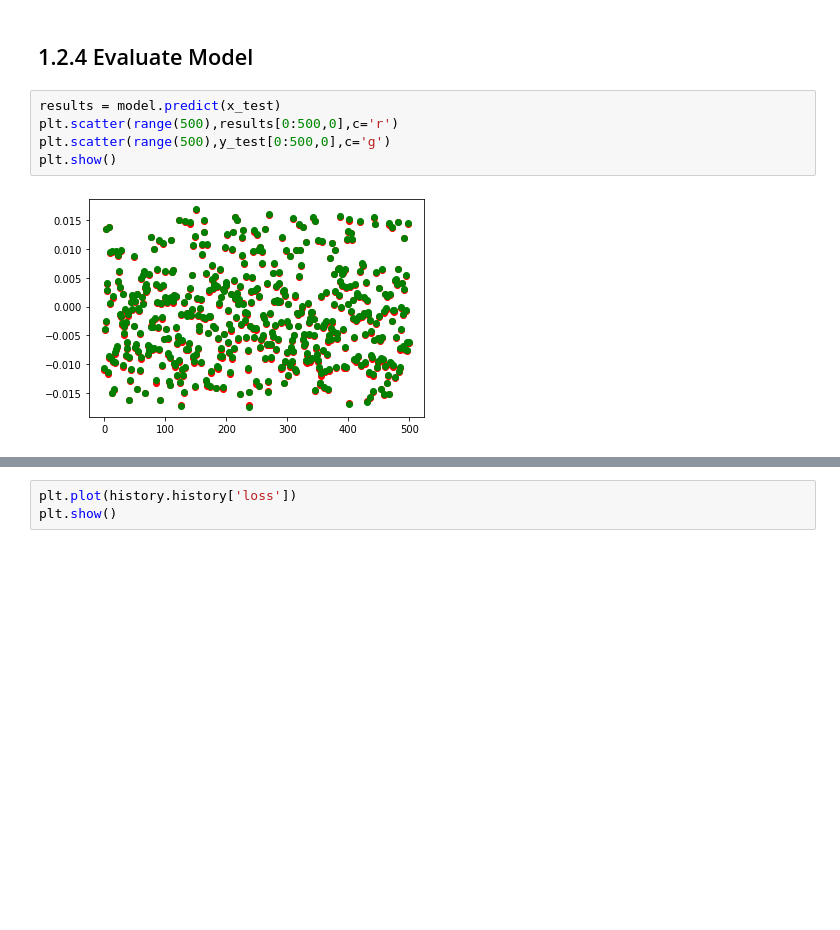
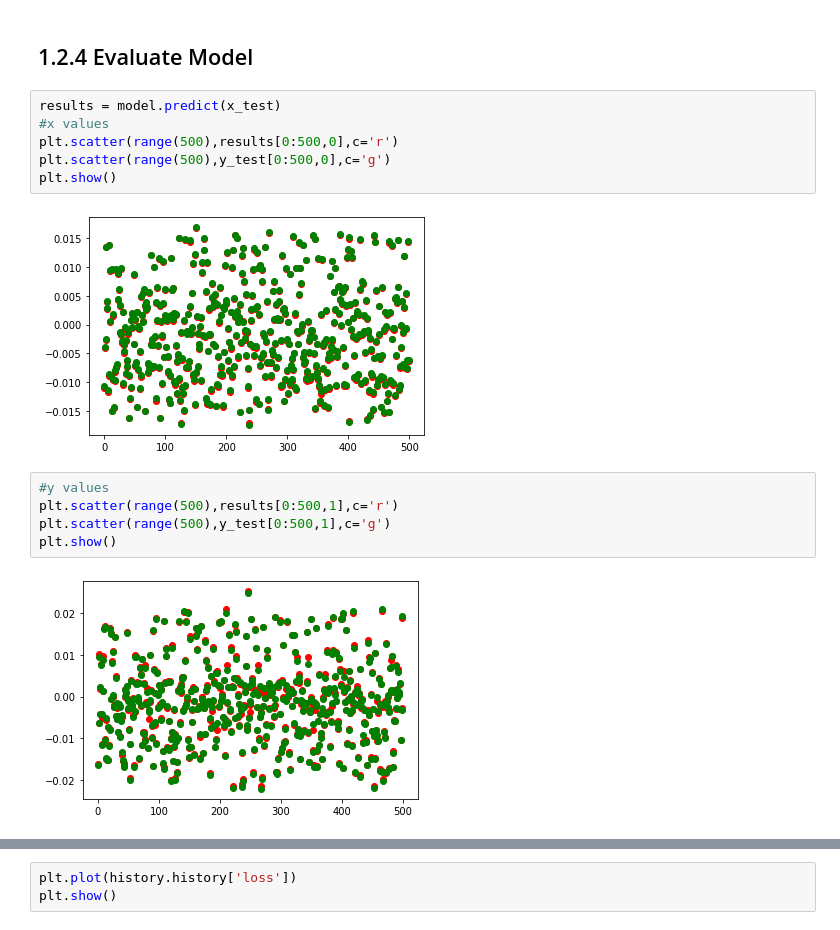
Before and after one commit to SheilKumar/DynamicSystemRNNs, a Jupyter notebook: DynamicSystems.ipynb, the cells around one changed output, grey strips where cells are left out. Saved outputs shown, nothing was run; the diff lists cells and outputs as text; blank space fills up the shorter version.

Commit message:
Updated Graphs

```diff
--- a/DynamicSystems.ipynb
+++ b/DynamicSystems.ipynb
@@ -119,8 +119,16 @@ Epoch 100/100
 ## 1.2.4 Evaluate Model
 # %%
 results = model.predict(x_test)
+#x values
 plt.scatter(range(500),results[0:500,0],c='r')
 plt.scatter(range(500),y_test[0:500,0],c='g')
 plt.show()
 # %% [output]
 [figure]
+# %%
+#y values
+plt.scatter(range(500),results[0:500,1],c='r')
+plt.scatter(range(500),y_test[0:500,1],c='g')
+plt.show()
+# %% [output]
+[figure, added]
```
Also changed, not shown: parts of 2 cells of this notebook.
